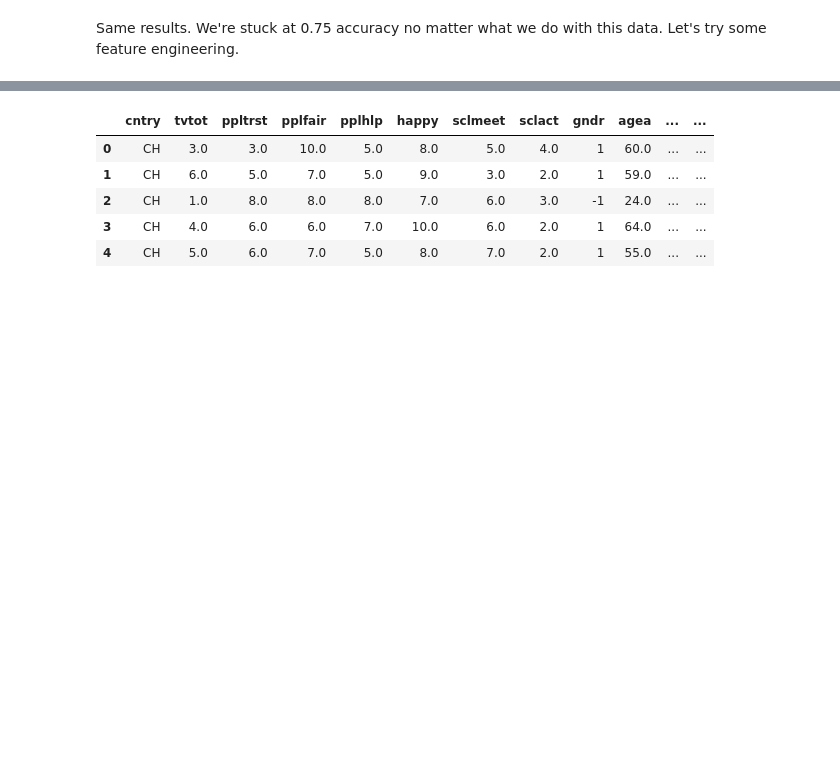
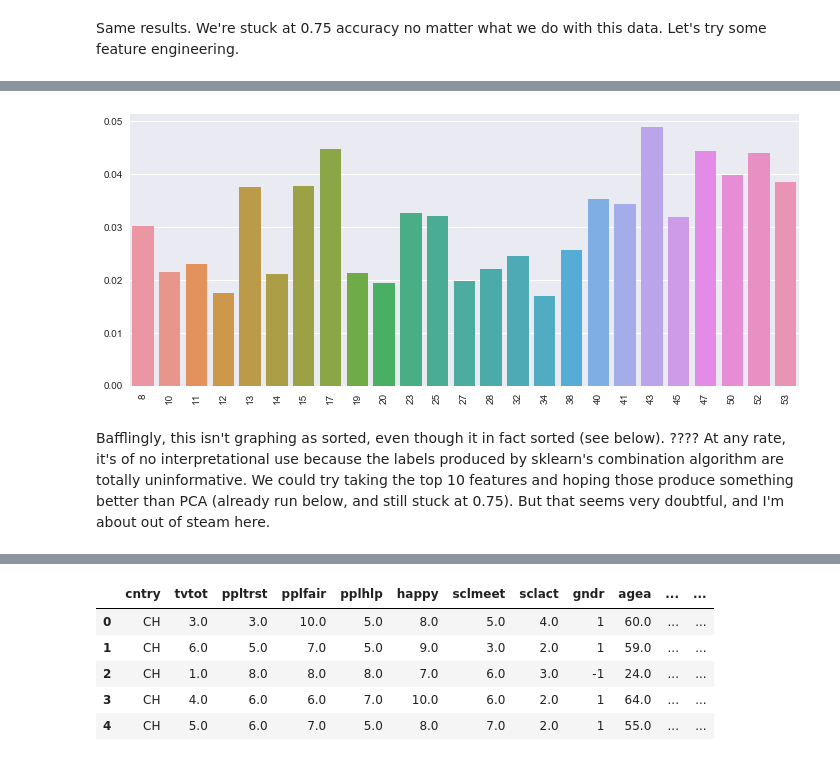
Before and after one commit to wwwslinger/drills, a Jupyter notebook: Thinkful/drills/3.5.3 Gradient Boosting challenge.ipynb, the cells around one changed output, grey strips where cells are left out. Saved outputs shown, nothing was run; the diff lists cells and outputs as text; code cells hidden in the pictures; blank space fills up the shorter version.

Commit message:
revised 3.5.3 Gradient Boost challenge

```diff
--- a/Thinkful/drills/3.5.3 Gradient Boosting challenge.ipynb
+++ b/Thinkful/drills/3.5.3 Gradient Boosting challenge.ipynb
@@ -284,4 +295,4 @@ combo_2_df.head()
 # %%
-poly = PolynomialFeatures(degree=2,include_bias=False)
+poly = PolynomialFeatures(degree=2,interaction_only=False,include_bias=False)
 rel_combo_2_df = pd.DataFrame(poly.fit_transform(relative_df.drop(['cntry', 'partner'], axis=1)))
-# combo_df['cntry'] = happiness_df['cntry'].copy() # THIS CAUSES INDEX ERRORS - ???
+rel_combo_2_df['cntry'] = happiness_df['cntry'].copy()
@@ -287,0 +336,17 @@ rel_combo_2_df = pd.DataFrame(poly.fit_transform(relative_df.drop(['cntry', 'par
+# %%
+X = pd.get_dummies(rel_combo_2_df, columns=['cntry'])
+y = happiness_df['partner']
+X_train, X_test, y_train, y_test = train_test_split(X, y, test_size=0.25)
+
+params = {'n_estimators': 500,
+          'max_depth': 2,
+          'loss': 'deviance',
+          'random_state': 12}
+
+gbc_5 = ensemble.GradientBoostingClassifier(**params)
+gbc_5.fit(X_train, y_train)
+train_score = gbc_5.score(X_train, y_train)
+test_score = gbc_5.score(X_test, y_test)
+
+print("Train score: ", train_score)
+print("Test score: ", test_score)
@@ -287,0 +376,11 @@ rel_combo_2_df = pd.DataFrame(poly.fit_transform(relative_df.drop(['cntry', 'par
+# %%
+labeled_fi = sorted( list(zip(X_train.columns, gbc_5.feature_importances_)), key=lambda x: -x[1])
+plt.figure(figsize=(12,5))
+x_imp = [tup[0] for tup in labeled_fi[:25]]
+y_labels = [tup[1] for tup in labeled_fi[:25]]
+plt.xticks(rotation=90)
+sns.barplot(x_imp, y_labels);
+# %% [output]
+[figure, added]
+# %% [markdown]
+Bafflingly, this isn't graphing as sorted, even though it in fact sorted (see below).  ????  At any rate, it's of no interpretational use because the labels produced by sklearn's combination algorithm are totally uninformative. We could try taking the top 10 features and hoping those produce something better than PCA (already run below, and still stuck at 0.75).  But that seems very doubtful, and I'm about out of steam here.
```
Also changed, not shown: parts of 33 cells of this notebook.
